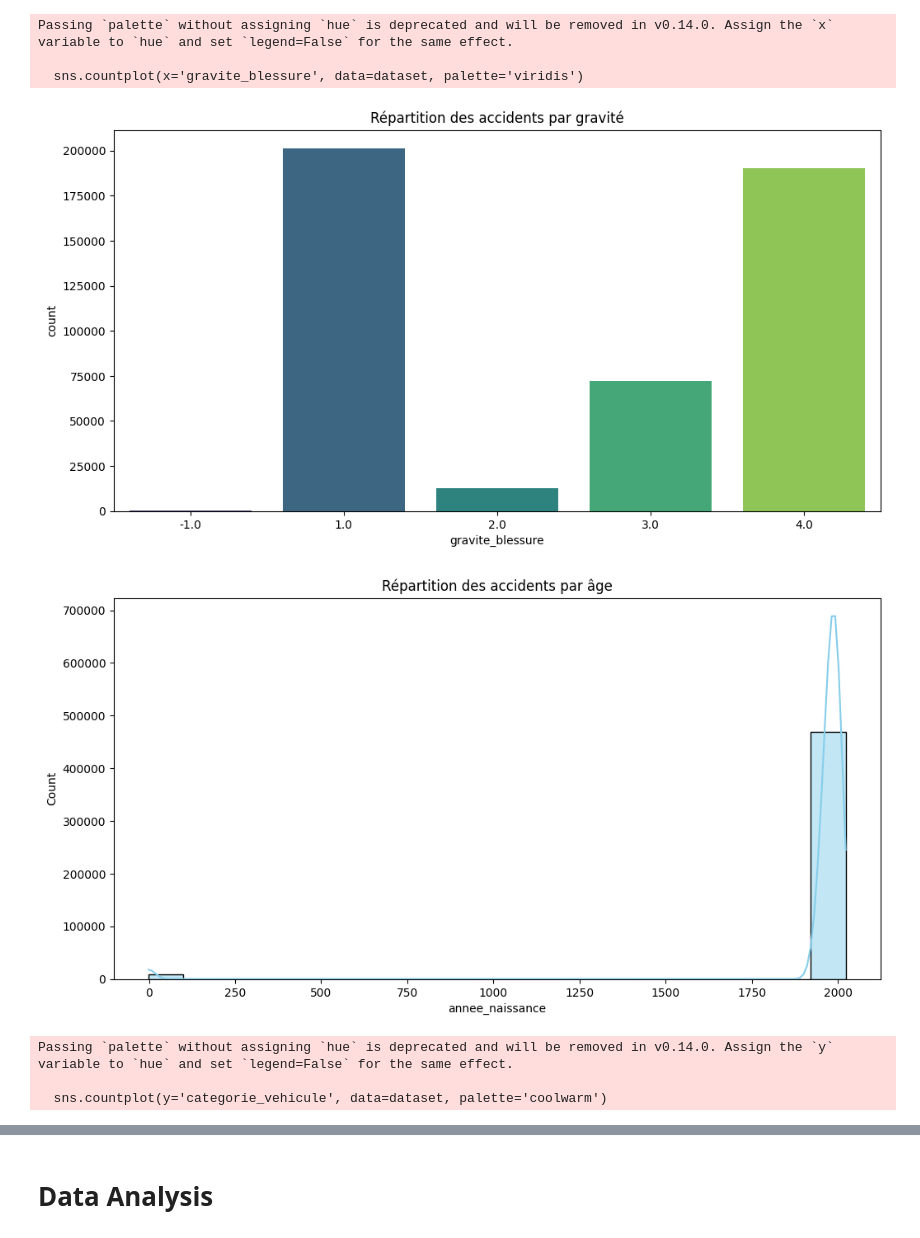
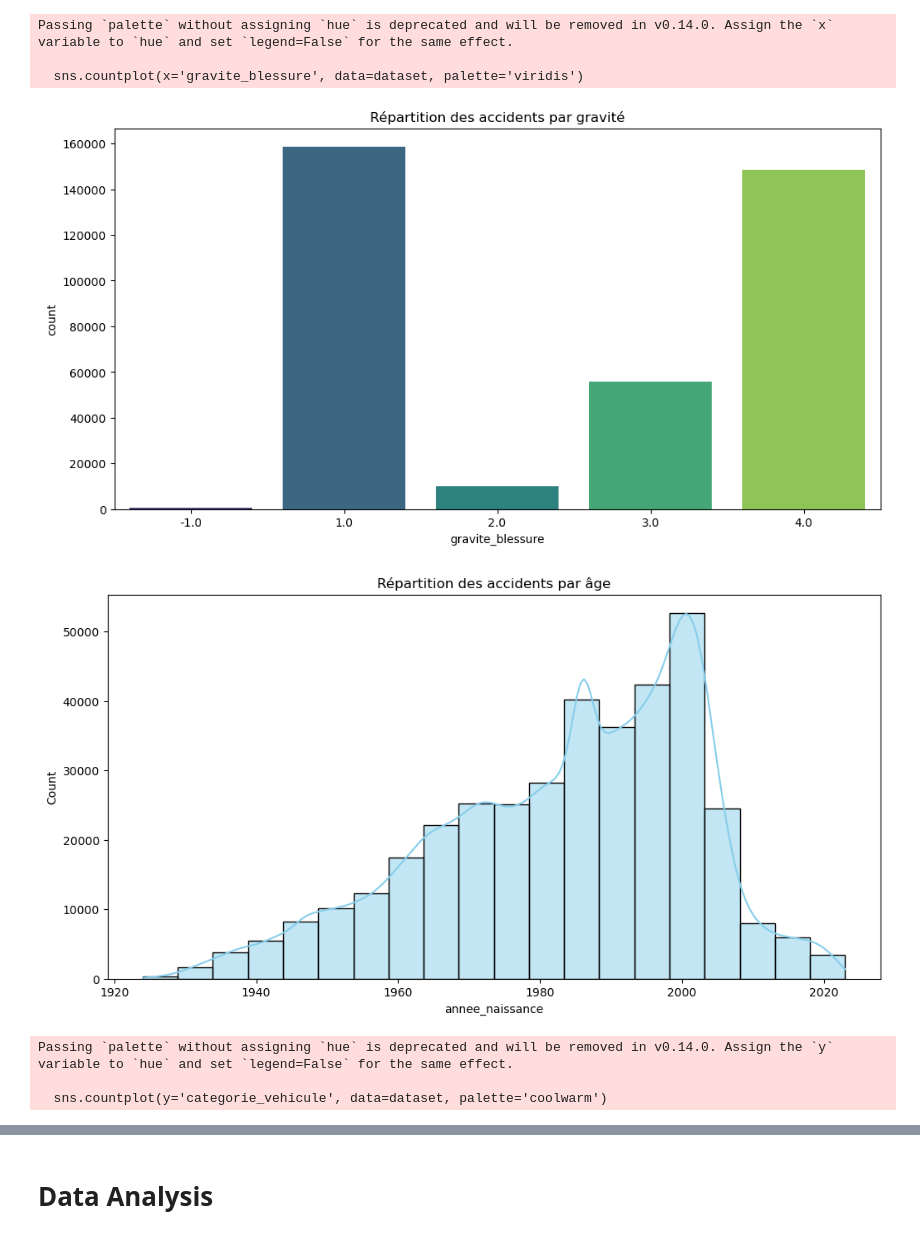
Before and after one commit to cmnemoi/prediction_profils_accidents_graves, a Jupyter notebook: notebooks/data_exploration.ipynb, the cells around one changed output, grey strips where cells are left out. Saved outputs shown, nothing was run; the diff lists cells and outputs as text; code cells hidden in the pictures.

Commit message:
data exploration

```diff
--- a/notebooks/data_exploration.ipynb
+++ b/notebooks/data_exploration.ipynb
@@ -5,2 +6,2 @@ import seaborn as sns
 # %%
-dataset = pd.read_csv("dataset_clean.csv",sep=";")
+dataset = pd.read_parquet("../data/cleaned/dataset_clean.parquet")
@@ -7,27 +21,27 @@ dataset = pd.read_csv("dataset_clean.csv",sep=";")
 # %%
 # Répartition par gravité
 plt.figure(figsize=(12, 6))
 sns.countplot(x='gravite_blessure', data=dataset, palette='viridis')
 plt.title("Répartition des accidents par gravité")
 plt.show()
 
 # Répartition par tranche d'âge
 plt.figure(figsize=(12, 6))
-sns.histplot(dataset['annee_naissance'], bins=20, kde=True, color='skyblue')
+sns.histplot(dataset[dataset['annee_naissance']>0]['annee_naissance'], bins=20, kde=True, color='skyblue')
 plt.title("Répartition des accidents par âge")
 plt.show()
 
 # Répartition par type de véhicule
 plt.figure(figsize=(12, 6))
 sns.countplot(y='categorie_vehicule', data=dataset, palette='coolwarm')
 plt.title("Répartition des accidents par type de véhicule")
 plt.show()
 # %% [output]
 Passing `palette` without assigning `hue` is deprecated and will be removed in v0.14.0. Assign the `x` variable to `hue` and set `legend=False` for the same effect.
 
   sns.countplot(x='gravite_blessure', data=dataset, palette='viridis')
-[figure, old version]
+[figure, new version]
-[figure, old version]
+[figure, new version]
 Passing `palette` without assigning `hue` is deprecated and will be removed in v0.14.0. Assign the `y` variable to `hue` and set `legend=False` for the same effect.
 
   sns.countplot(y='categorie_vehicule', data=dataset, palette='coolwarm')
```
Also changed, not shown: parts of 13 cells of this notebook, 1 other file.
